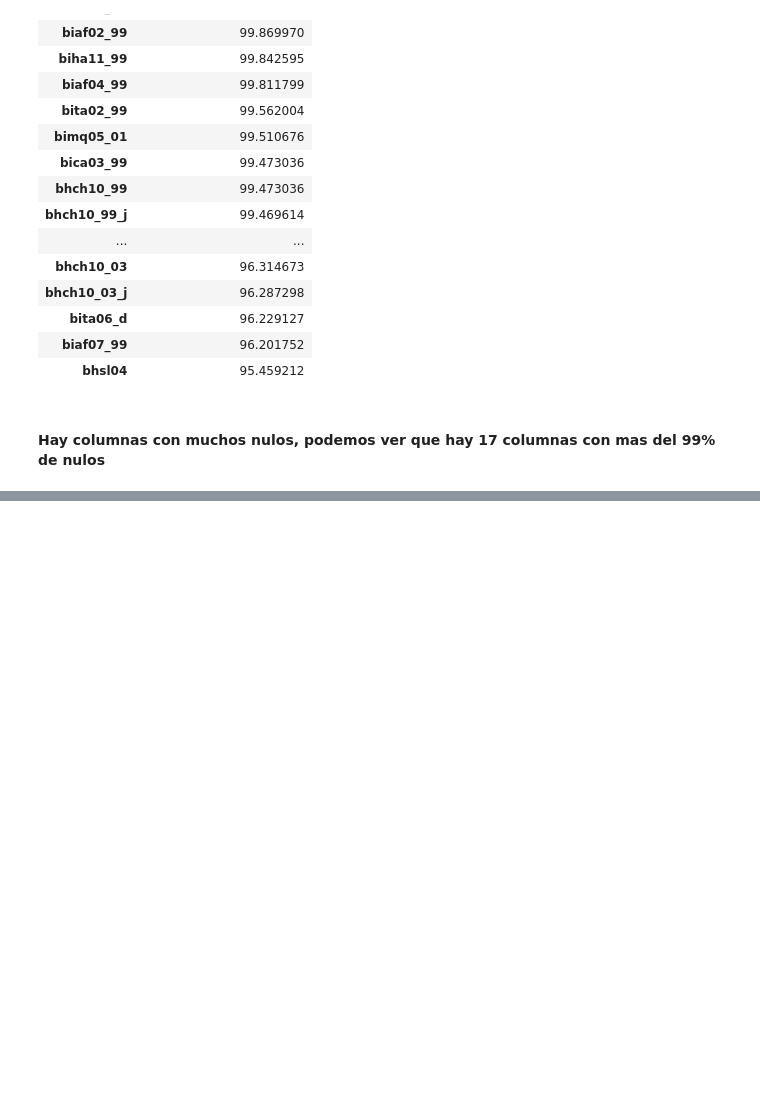
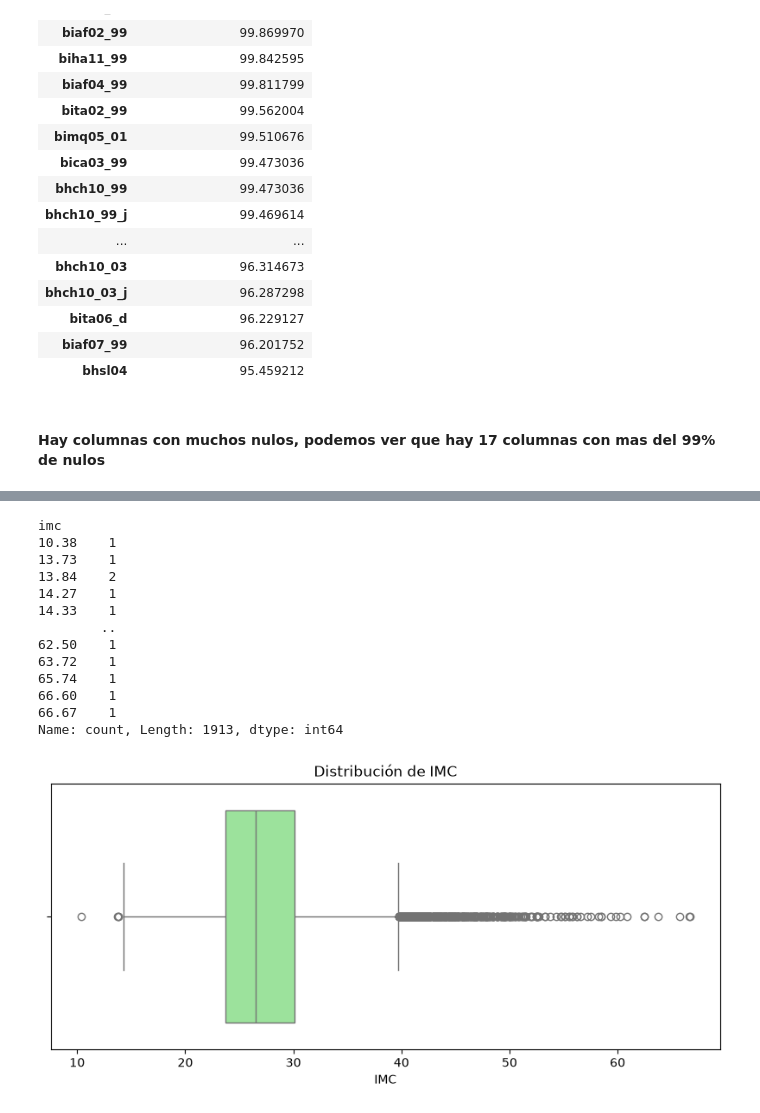
Before and after one commit to Franruaben11/fundamentos-enfr, a Jupyter notebook: analisis_enfr.ipynb, the cells around one changed output, grey strips where cells are left out. Cells and saved outputs as stored; diff of their text form; code cells hidden in the pictures; blank space fills up the shorter version.

```diff
--- a/analisis_enfr.ipynb
+++ b/analisis_enfr.ipynb
@@ -119,0 +161,25 @@ df_nulos.head(32)
+# %%
+# indice masa corporal (imc)
+# 10.38 es un valor atipico por ser muy bajo y tenemos muchos valores atipicos por ser muy altos, pero ningun dato parece ser incorrecto
+print(df["imc"].value_counts().sort_index())
+
+plt.figure(figsize=(10, 4))
+sns.boxplot(x=df["imc"], color="lightgreen")
+plt.title("Distribución de IMC")
+plt.xlabel("IMC")
+plt.show()
+# %% [output]
+imc
+10.38    1
+13.73    1
+13.84    2
+14.27    1
+14.33    1
+        ..
+62.50    1
+63.72    1
+65.74    1
+66.60    1
+66.67    1
+Name: count, Length: 1913, dtype: int64
+[figure, added]
```
Also changed, not shown: parts of 10 cells of this notebook.
